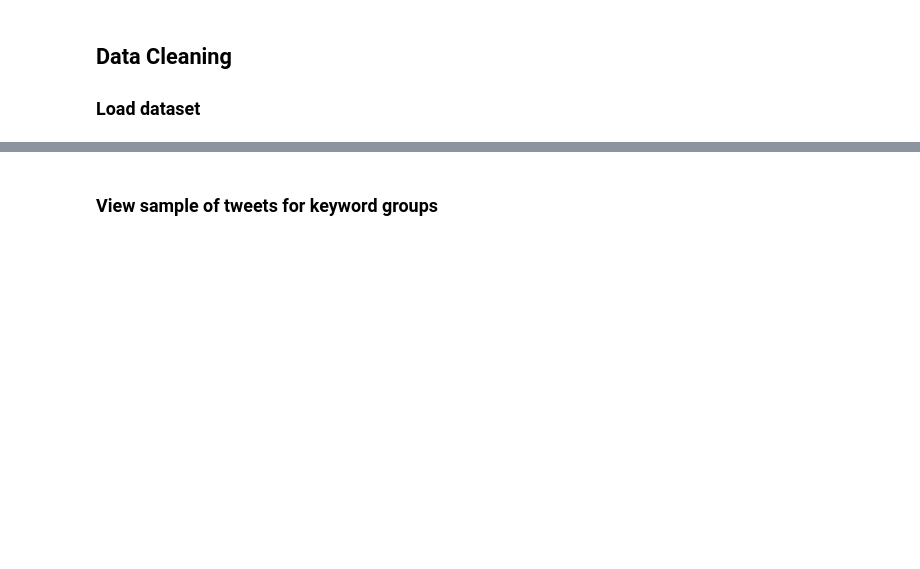
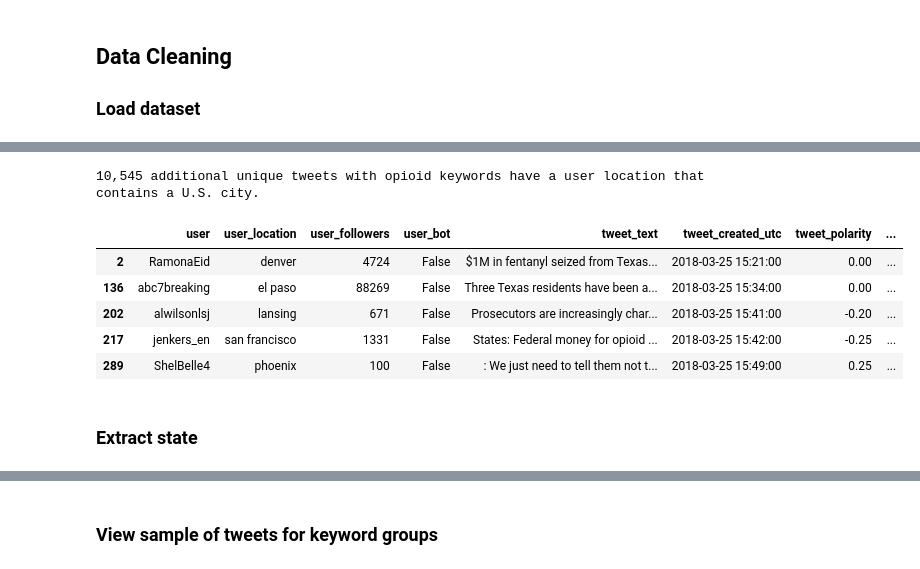
Before and after one commit to mefryar/opioid-research, a Jupyter notebook: code/opioid_twitter.ipynb, the cells around one changed output, grey strips where cells are left out. Drawn from its saved outputs; the diff is of its cells as text; code cells hidden in the pictures; blank space fills up the shorter version.

```diff
--- a/code/opioid_twitter.ipynb
+++ b/code/opioid_twitter.ipynb
@@ -261,0 +392,7 @@ Tweets with clean USA location: 88428 (78% of tweets with comma-separated locati
+# %%
+# Load list U.S. cities with population greater than 100,000
+# Note 1: Cities that share a name with populous foreign cities (e.g. Birmingham) are excluded
+# Note 2: Duplicates (e.g. Kansas City, KS and Kansas City, MO) are removed
+# Source: https://simple.wikipedia.org/wiki/List_of_United_States_cities_by_population
+usa_cities_file = '{}usa_cities.csv'.format(DATA_PATH)
+usa_cities = pd.read_csv(usa_cities_file)
@@ -261,0 +447,28 @@ Tweets with clean USA location: 88428 (78% of tweets with comma-separated locati
+# %%
+# Filter 3: Contain city name
+# Create list of city names and convert to lowercase
+usa_cities_list = [city.lower() for city in list(usa_cities['City'])]
+
+# Convert list to regex that ensures that matches are not part of longer strings
+usa_cities_regex = '\\b' + '\\b|\\b'.join(usa_cities_list) + '\\b'
+
+# Only search tweets not captured by filters 1 or 2
+no_state = no_abbrev.loc[
+    no_abbrev['user_location'].str.contains(states_regex)==False].copy()
+
+# Apply filter
+opioid_tweets_cities = no_state.loc[
+    no_state['user_location'].str.contains(usa_cities_regex)].copy()
+print("\n{:,} additional unique tweets with opioid keywords have a user location "
+      "that contains a U.S. city.".format(opioid_tweets_cities.shape[0]))
+opioid_tweets_cities.head()
+# %% [output]
+10,545 additional unique tweets with opioid keywords have a user location that contains a U.S. city.
+|  | user | user_location | user_followers | user_bot | tweet_text | tweet_created_utc | tweet_polarity | ... |
+| 2 | RamonaEid | denver | 4724 | False | $1M in fentanyl seized from Texas... | 2018-03-25 15:21:00 | 0.00 | ... |
+| 136 | abc7breaking | el paso | 88269 | False | Three Texas residents have been a... | 2018-03-25 15:34:00 | 0.00 | ... |
+| 202 | alwilsonlsj | lansing | 671 | False | Prosecutors are increasingly char... | 2018-03-25 15:41:00 | -0.20 | ... |
+| 217 | jenkers_en | san francisco | 1331 | False | States: Federal money for opioid ... | 2018-03-25 15:42:00 | -0.25 | ... |
+| 289 | ShelBelle4 | phoenix | 100 | False | : We just need to tell them not t... | 2018-03-25 15:49:00 | 0.25 | ... |
+# %% [markdown]
+### Extract state
```
Also changed, not shown: parts of 46 cells of this notebook.
